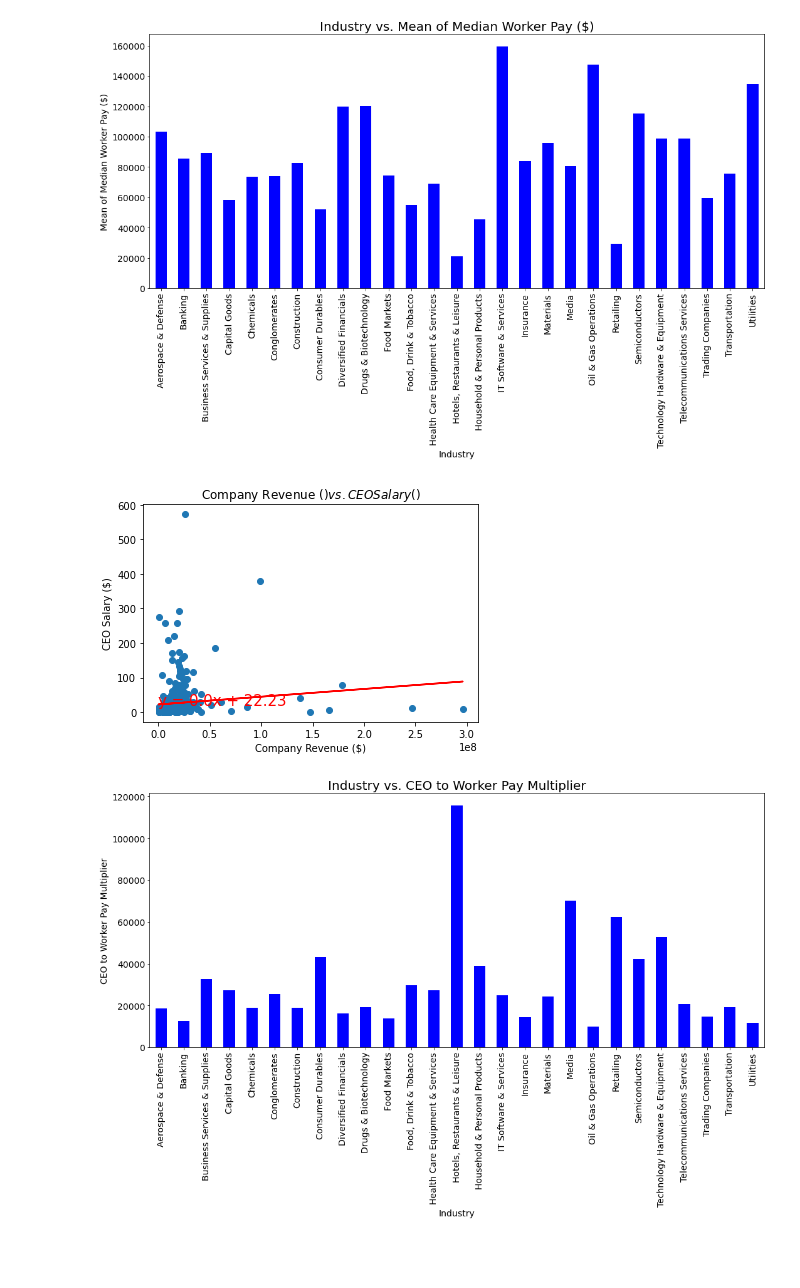
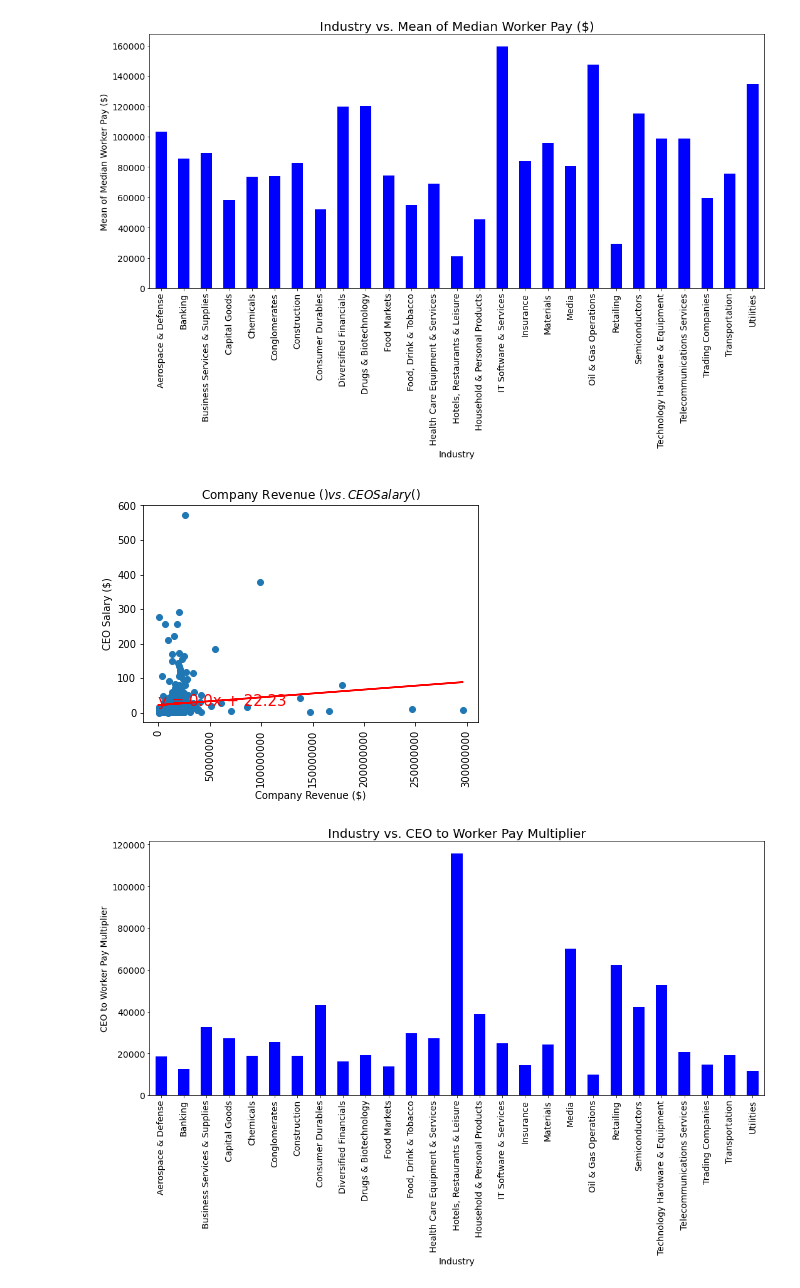
Before and after one commit to allison713/Group6_proj1, a Jupyter notebook: Data/datavisuals.ipynb, the cells around one changed output. Saved outputs shown, nothing was run; the diff lists cells and outputs as text; code cells hidden in the pictures; blank space fills up the shorter version.

```diff
--- a/Data/datavisuals.ipynb
+++ b/Data/datavisuals.ipynb
@@ -60,24 +83,28 @@ plt.show()
 # %% [output]
 [figure]
 # %%
-#Do CEOs earn more as their companies earn more?
+#Do CEOs and their workers earn more as their companies earn more?
+#formatting x axis
+#weird title
 
 def linreg(xval, yval, title, ylab, textcoord):
     (slope, intercept, r_value, p_value, std_err) = linregress(xval, yval)
     regress_values = xval * slope + intercept
     line_eq = "y = " + str(round(slope,2)) + "x + " + str(round(intercept,2))
     plt.scatter(xval,yval)
     plt.plot(xval,regress_values,"r")
     plt.annotate(line_eq, textcoord, fontsize=15, color="red")
     plt.title(title)
+    plt.ticklabel_format(axis='x',style='plain')
     plt.xlabel('Company Revenue ($)')
+    plt.xticks(rotation=90)
     plt.ylabel(ylab)
     plt.show()
 xval = merged_df["CEO Salary"]
 yval = merged_df["Revenue (Billions)"]
 linreg(xval,yval,"Company Revenue ($) vs. CEO Salary ($)","CEO Salary ($)",(0,20))
 # %% [output]
-[figure, old version]
+[figure, new version]
 # %%
 # Which industries have the highest discrepancies between CEO salary and worker pay?
 industry_group = merged_df.groupby(merged_df["Industry"]).mean()["CEO Salary to Worker Pay Multiplier"]
```
Also changed, not shown: parts of 5 cells of this notebook.
